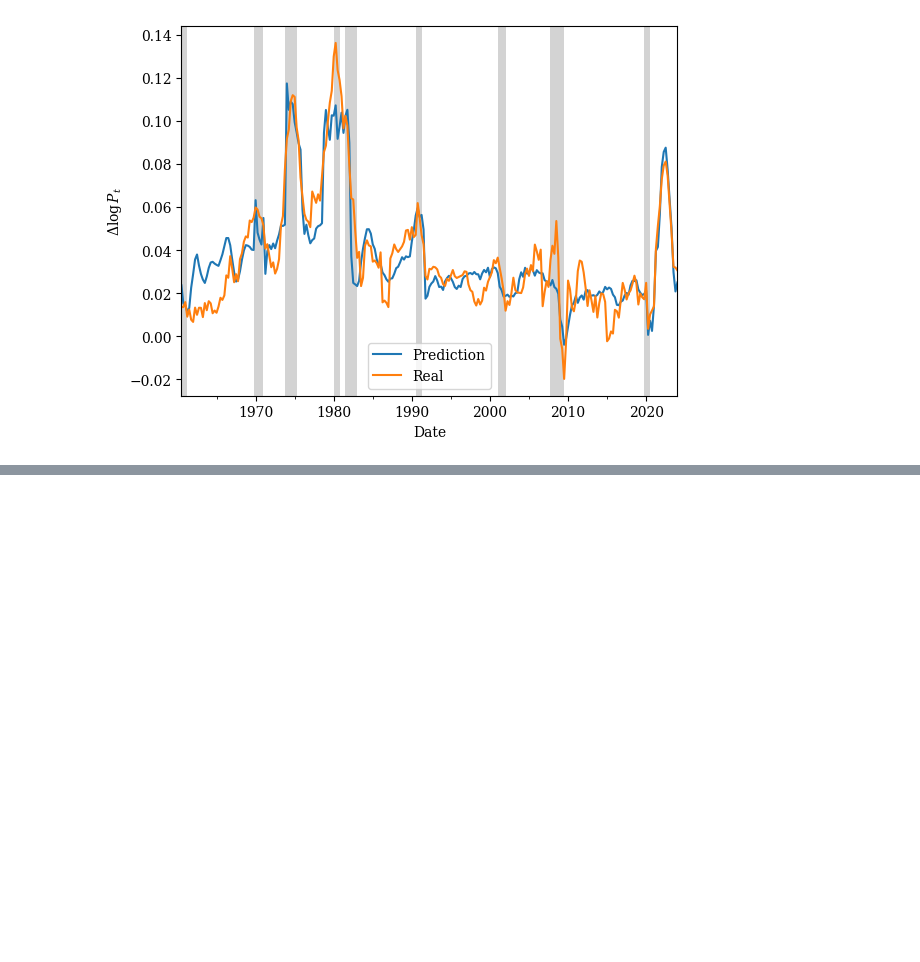
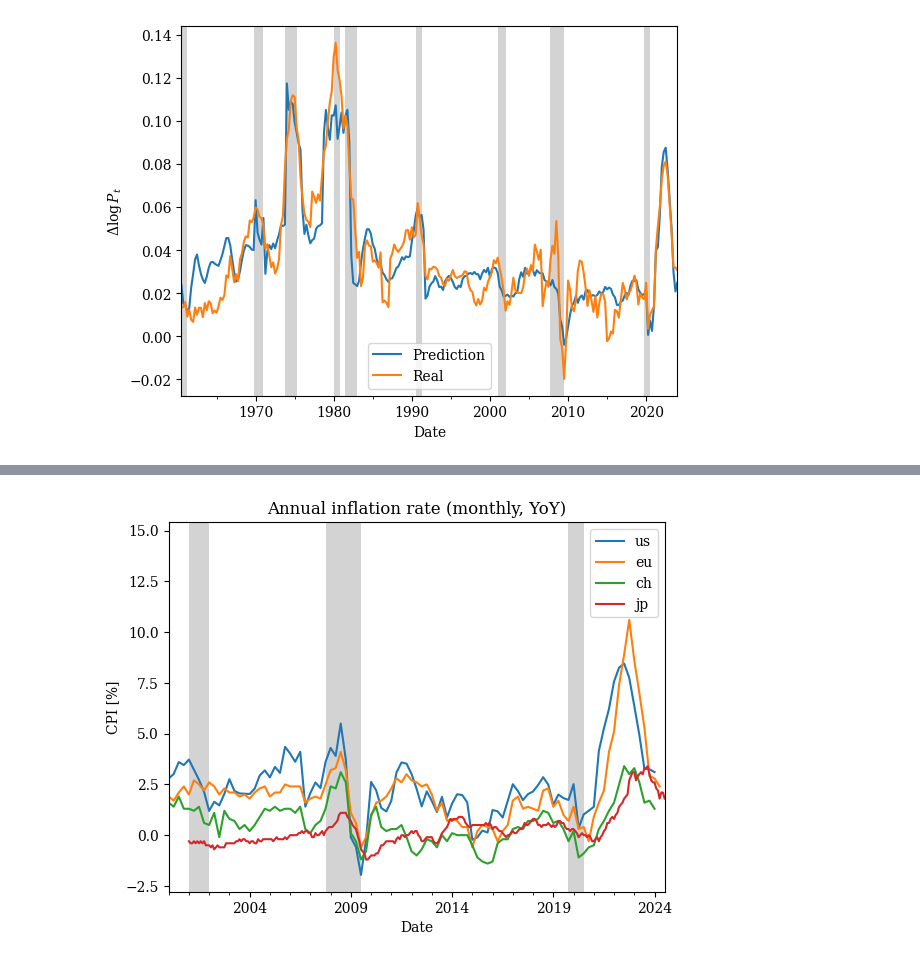
Before and after one commit to MiguelPuntoEs/money-growth, a Jupyter notebook: money-growth.ipynb, the cells around one changed output, grey strips where cells are left out. Drawn from its saved outputs; the diff is of its cells as text; code cells hidden in the pictures; blank space fills up the shorter version.

```diff
--- a/money-growth.ipynb
+++ b/money-growth.ipynb
@@ -478,0 +486,24 @@ ax.set_ylabel('Change (1Y)');
+# %%
+df_ch = pd.DataFrame()
+
+table_id = "gdpap"
+params = {'dimSel': 'D0(WMF),D1(BBIPS)',
+          'fromDate': '1980-01',
+          # 'toDate': '2024-04'
+          }
+df_ch['gdp'] = get_snb_data(table_id, params)['Value']
+
+table_id = "snbmonagg"
+params = {'dimSel': 'D0(B),D1(GM3)',
+          'fromDate': '1980-01',
+          # 'toDate': '2024-04'
+          }
+
+df_ch['m3'] = get_snb_data(table_id, params)['Value']
+
+table_id = 'plkoprinfla'
+params = {'dimSel': 'D0(TLK)',
+          'fromDate': '1980-01',
+          # 'toDate': '2024-04'
+          }
+df_ch['cpi'] = get_snb_data(table_id, params)['Value']
@@ -478,0 +518,21 @@ ax.set_ylabel('Change (1Y)');
+# %%
+df_jp = pd.DataFrame()
+df_jp['cpi'] = pd.read_csv('data/cpi-jp.csv', parse_dates=['Date'], index_col='Date')[r'Trimmed mean (y/y % chg.)']
+df_jp['m3'] = pd.read_csv('data/m3-jp.csv', skiprows=3,
+                       names=['Date', 'Value'], parse_dates=['Date'], date_format={'Date': '%Y/%m'}, index_col='Date')
+# %%
+fig, ax = plt.subplots()
+
+
+(100*df_us['cpi'].pct_change(periods=4)).plot(ax=ax, label='us')
+df_eu['cpi'].plot(ax=ax, label='eu')
+df_ch['cpi'].plot(ax=ax, label='ch')
+df_jp['cpi'].plot(ax=ax, label='jp')
+
+plot_recessions(ax)
+ax.legend();
+ax.set_title('Annual inflation rate (monthly, YoY)');
+ax.set_ylabel('CPI [%]');
+ax.set_xlim([pd.Timestamp('2000'), None]);
+# %% [output]
+[figure, added]
```
Also changed, not shown: parts of 5 cells of this notebook, 1 other file.
